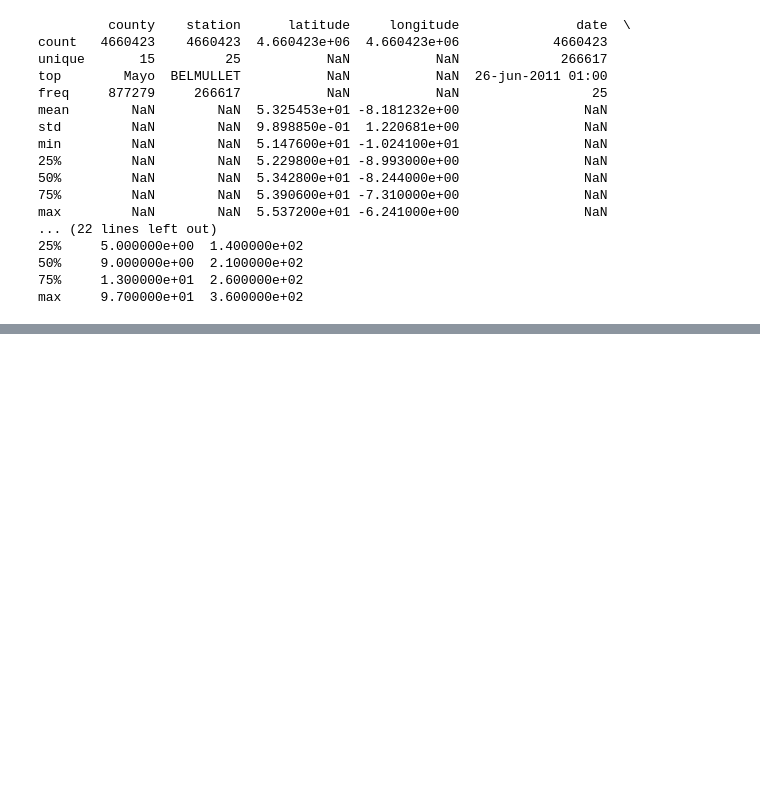
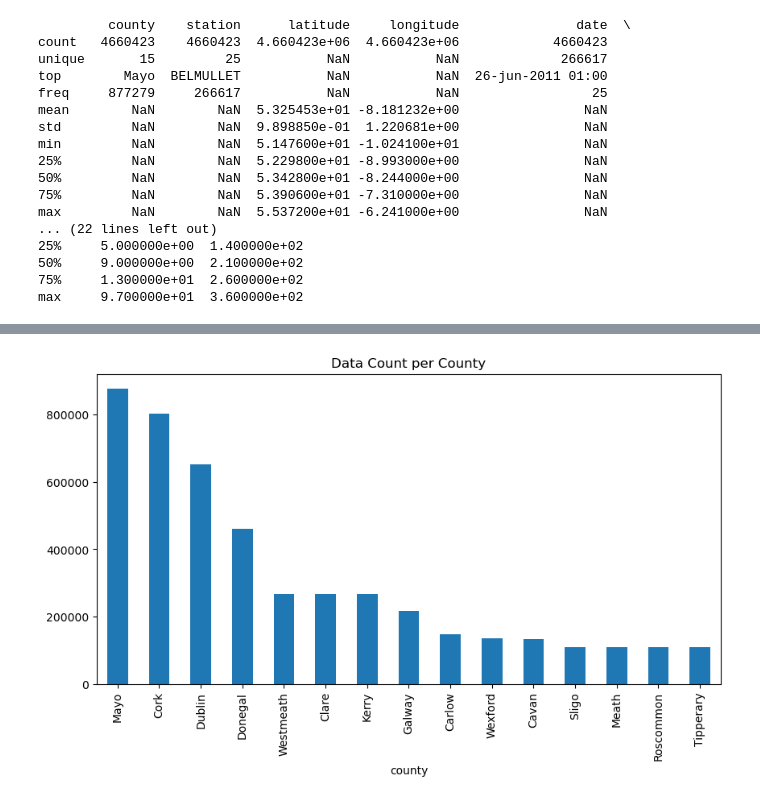
Before and after one commit to Sushil307/msc-feb2024-capstone, a Jupyter notebook: Feb-CA1.ipynb, the cells around one changed output, grey strips where cells are left out. Cells and saved outputs as stored; diff of their text form; code cells hidden in the pictures; blank space fills up the shorter version.

```diff
--- a/Feb-CA1.ipynb
+++ b/Feb-CA1.ipynb
@@ -195,0 +226,6 @@ max     9.700000e+01  3.600000e+02
+# %%
+cols_to_clean = ['rain', 'wetb', 'dewpt', 'vappr', 'rhum', 'msl']
+for col in cols_to_clean:
+    df[col] = pd.to_numeric(df[col], errors='coerce')
+# %%
+df[col] = df[col].fillna(df[col].mean())
@@ -195,0 +250,6 @@ max     9.700000e+01  3.600000e+02
+# %%
+# Counties and Stations
+df['county'].value_counts().plot(kind='bar', figsize=(10, 5), title="Data Count per County")
+plt.show()
+# %% [output]
+[figure, added]
```
Also changed, not shown: parts of 6 cells of this notebook.
